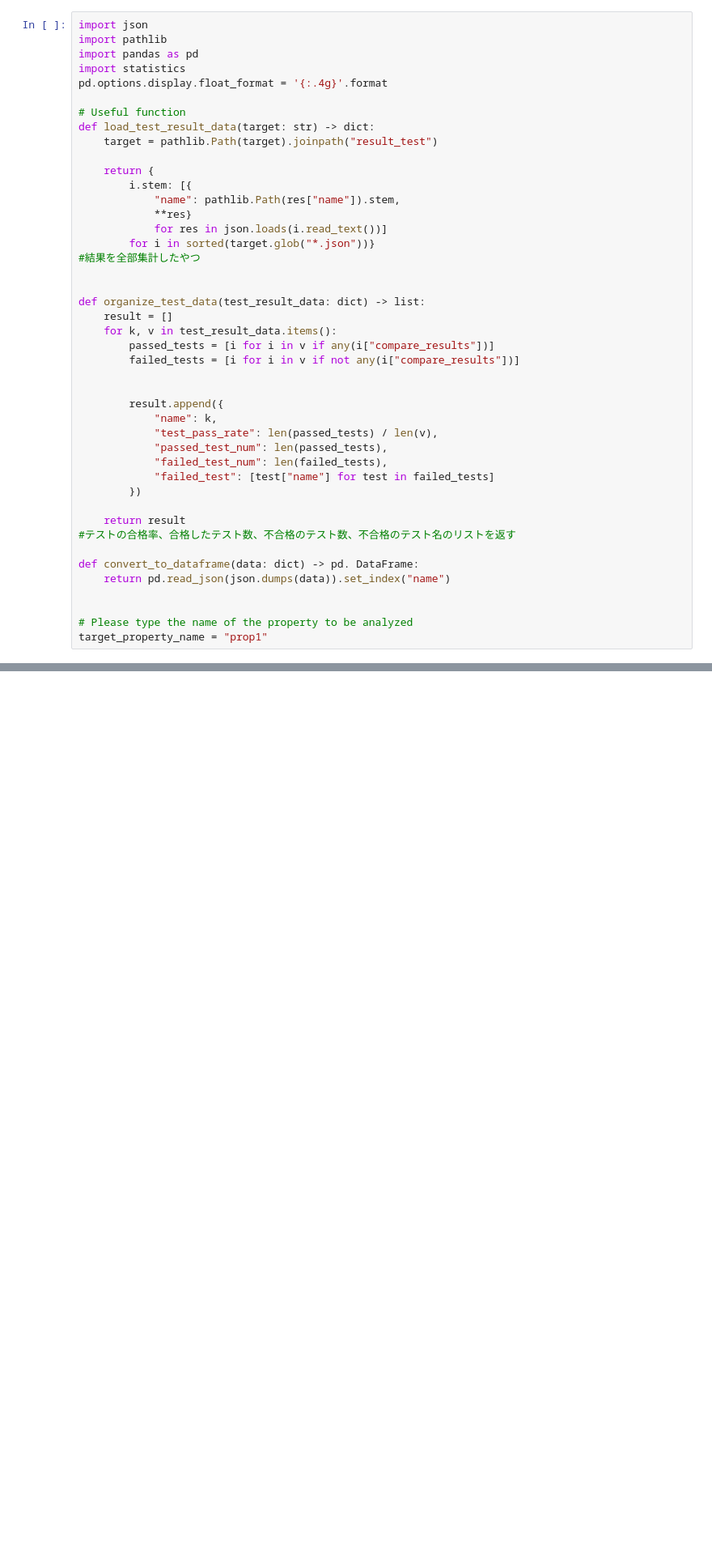
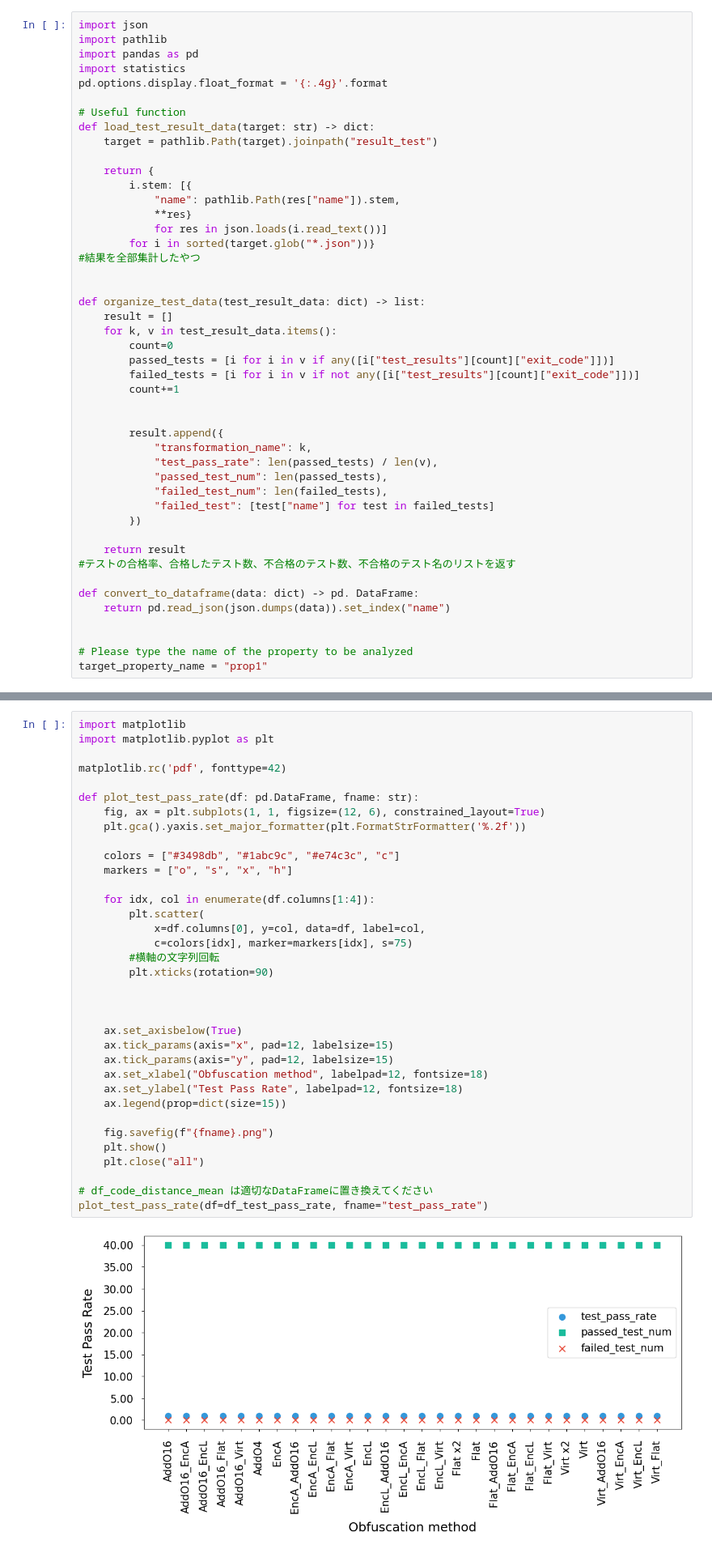
Before and after one commit to NAIST-SE/ObfusEval, a Jupyter notebook: output/Report_Imach.ipynb, the cells around one changed output, grey strips where cells are left out. Shown at 81% size. Drawn from its saved outputs; the diff is of its cells as text; blank space fills up the shorter version.

```diff
--- a/output/Report_Imach.ipynb
+++ b/output/Report_Imach.ipynb
@@ -27,12 +27,14 @@ def load_test_result_data(target: str) -> dict:
 def organize_test_data(test_result_data: dict) -> list:
     result = []
     for k, v in test_result_data.items():
-        passed_tests = [i for i in v if any(i["compare_results"])]
-        failed_tests = [i for i in v if not any(i["compare_results"])]
+        count=0
+        passed_tests = [i for i in v if any([i["test_results"][count]["exit_code"]])]
+        failed_tests = [i for i in v if not any([i["test_results"][count]["exit_code"]])]
+        count+=1
 
 
         result.append({
-            "name": k,
+            "transformation_name": k,
             "test_pass_rate": len(passed_tests) / len(v),
             "passed_test_num": len(passed_tests),
             "failed_test_num": len(failed_tests),
@@ -81,3 +85,40 @@ print(df_test_pass_rate)
+# %%
+import matplotlib
+import matplotlib.pyplot as plt
+
+matplotlib.rc('pdf', fonttype=42)
+
+def plot_test_pass_rate(df: pd.DataFrame, fname: str):
+    fig, ax = plt.subplots(1, 1, figsize=(12, 6), constrained_layout=True)
+    plt.gca().yaxis.set_major_formatter(plt.FormatStrFormatter('%.2f'))
+
+    colors = ["#3498db", "#1abc9c", "#e74c3c", "c"]
+    markers = ["o", "s", "x", "h"]
+
+    for idx, col in enumerate(df.columns[1:4]):
+        plt.scatter(
+            x=df.columns[0], y=col, data=df, label=col,
+            c=colors[idx], marker=markers[idx], s=75)
+        #横軸の文字列回転
+        plt.xticks(rotation=90)
+
+
+
+    ax.set_axisbelow(True)
+    ax.tick_params(axis="x", pad=12, labelsize=15)
+    ax.tick_params(axis="y", pad=12, labelsize=15)
+    ax.set_xlabel("Obfuscation method", labelpad=12, fontsize=18)
+    ax.set_ylabel("Test Pass Rate", labelpad=12, fontsize=18)
+    ax.legend(prop=dict(size=15))
+
+    fig.savefig(f"{fname}.png")
+    plt.show()
+    plt.close("all")
+
+# df_code_distance_mean は適切なDataFrameに置き換えてください
+plot_test_pass_rate(df=df_test_pass_rate, fname="test_pass_rate")
+# %% [output]
+[figure, added]
 # %% [markdown]
 Code Distance Mean
 # %%
```
Also changed, not shown: parts of 3 cells of this notebook, 1 other file.
